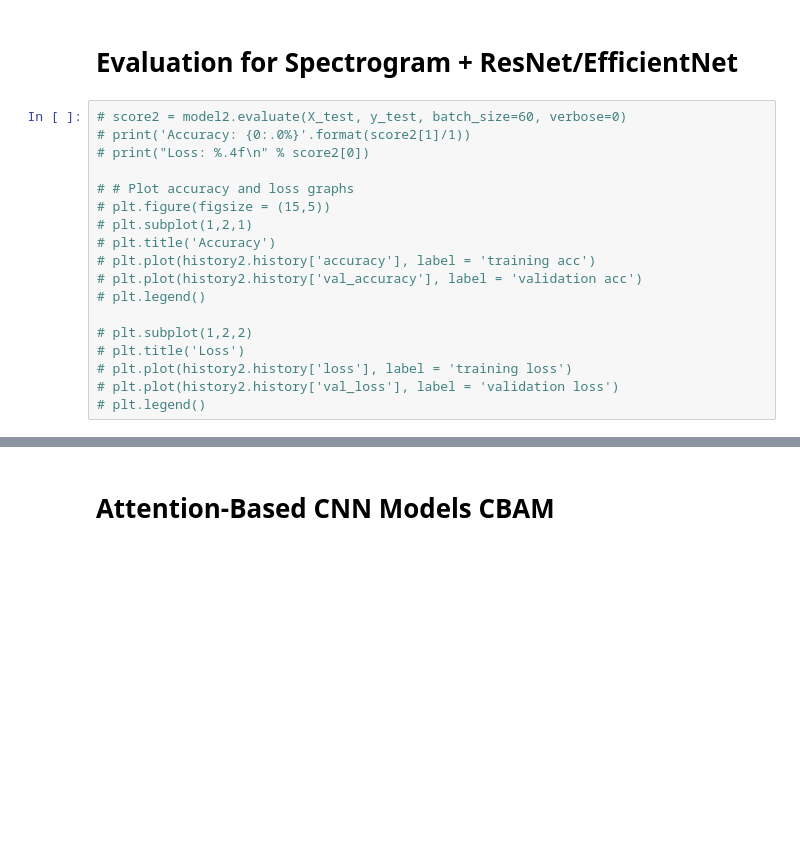
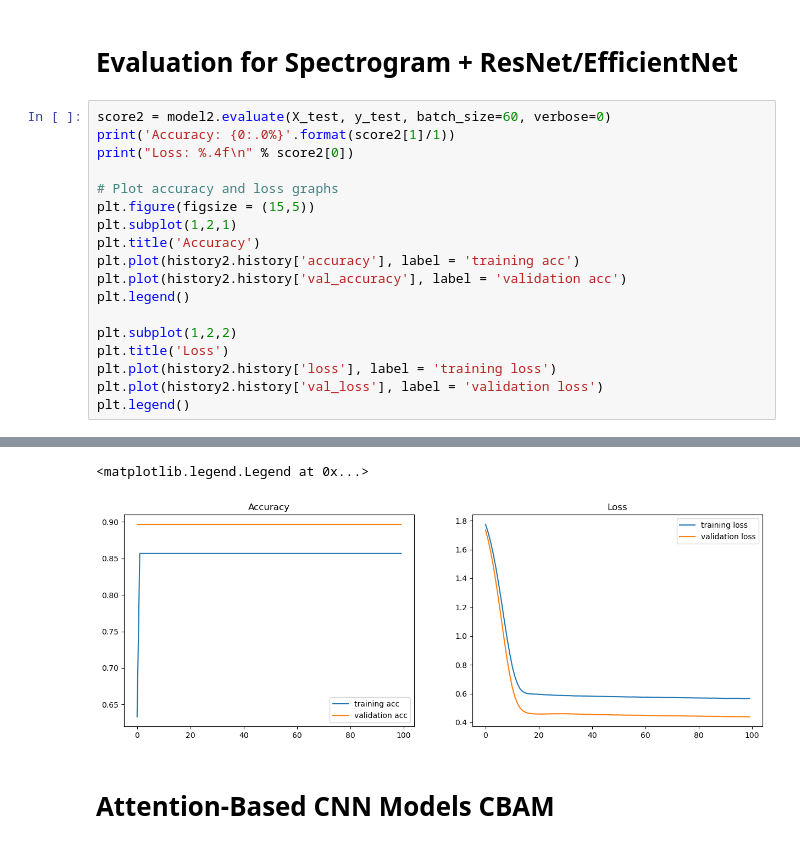
Before and after one commit to ruddropust/Research-paper, a Jupyter notebook: cnn-disease-classification-using-linked-fe-c936c9 (3).ipynb, the cells around one changed output, grey strips where cells are left out. Drawn from its saved outputs; the diff is of its cells as text; blank space fills up the shorter version.

```diff
--- a/cnn-disease-classification-using-linked-fe-c936c9 (3).ipynb
+++ b/cnn-disease-classification-using-linked-fe-c936c9 (3).ipynb
@@ -347,20 +386,21 @@ Loss: 0.8287
 # %% [markdown]
 # Evaluation for Spectrogram + ResNet/EfficientNet
 # %%
-# score2 = model2.evaluate(X_test, y_test, batch_size=60, verbose=0)
-# print('Accuracy: {0:.0%}'.format(score2[1]/1))
-# print("Loss: %.4f\n" % score2[0])
+score2 = model2.evaluate(X_test, y_test, batch_size=60, verbose=0)
+print('Accuracy: {0:.0%}'.format(score2[1]/1))
+print("Loss: %.4f\n" % score2[0])
 
-# # Plot accuracy and loss graphs
-# plt.figure(figsize = (15,5))
-# plt.subplot(1,2,1)
-# plt.title('Accuracy')
-# plt.plot(history2.history['accuracy'], label = 'training acc')
-# plt.plot(history2.history['val_accuracy'], label = 'validation acc')
-# plt.legend()
+# Plot accuracy and loss graphs
+plt.figure(figsize = (15,5))
+plt.subplot(1,2,1)
+plt.title('Accuracy')
+plt.plot(history2.history['accuracy'], label = 'training acc')
+plt.plot(history2.history['val_accuracy'], label = 'validation acc')
+plt.legend()
 
-# plt.subplot(1,2,2)
-# plt.title('Loss')
-# plt.plot(history2.history['loss'], label = 'training loss')
-# plt.plot(history2.history['val_loss'], label = 'validation loss')
-# plt.legend()
+plt.subplot(1,2,2)
+plt.title('Loss')
+plt.plot(history2.history['loss'], label = 'training loss')
+plt.plot(history2.history['val_loss'], label = 'validation loss')
+plt.legend()
+# %% [output]
@@ -367,3 +409,5 @@ Loss: 0.8287
+<matplotlib.legend.Legend at 0x...>
+[figure, added]
 # %% [markdown]
 # Attention-Based CNN Models CBAM
 # %%
```
Also changed, not shown: parts of 34 cells of this notebook, 2 other files.
